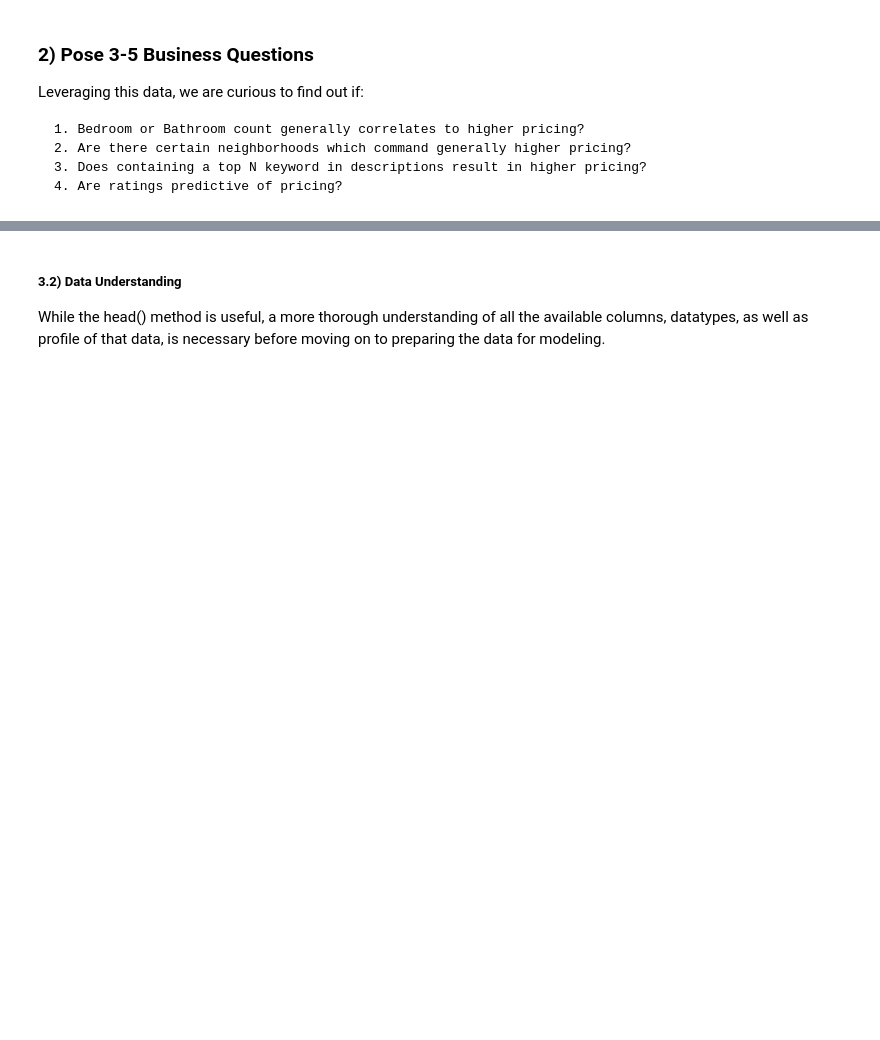
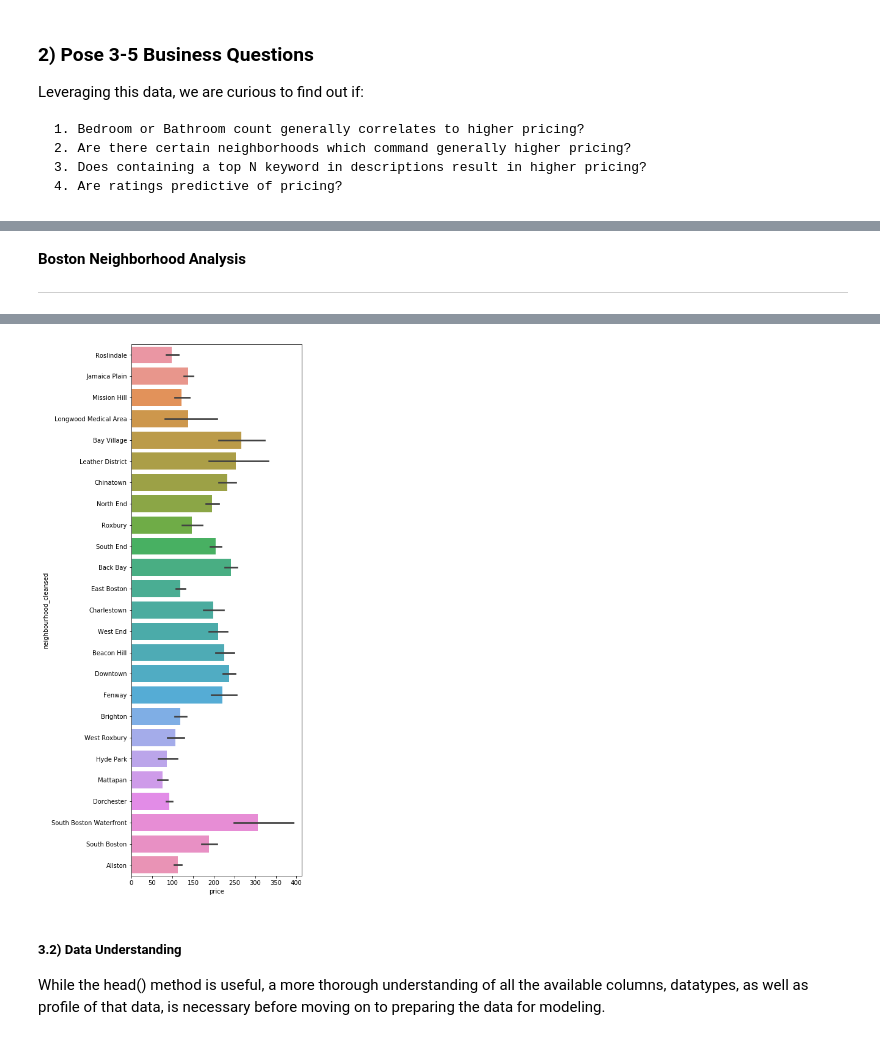
Before and after one commit to DavidHerrAZ/Data-Science-Writing, a Jupyter notebook: Data-Science-Writing.ipynb, the cells around one changed output, grey strips where cells are left out. Saved outputs shown, nothing was run; the diff lists cells and outputs as text; code cells hidden in the pictures; blank space fills up the shorter version.

```diff
--- a/Data-Science-Writing.ipynb
+++ b/Data-Science-Writing.ipynb
@@ -112,0 +88,10 @@ viz.price_analysis_plots(neighborhood_bar, False)
+# %% [markdown]
+**Boston Neighborhood Analysis**
+***
+# %%
+# define columns to be used for price vs. neighbourhood analysis
+neighborhood_cols = ['price','neighbourhood_cleansed']
+
+# call 1x1 price analysis plot for neighborhoods cols (Boston)
+viz.price_analysis_plots(df_boston[neighborhood_cols], False)
+# %% [output]
@@ -113,3 +99,4 @@ viz.price_analysis_plots(neighborhood_bar, False)
+[figure, added]
 # %% [markdown]
 ##### 3.2) Data Understanding
 
```
Also changed, not shown: parts of 7 cells of this notebook.
